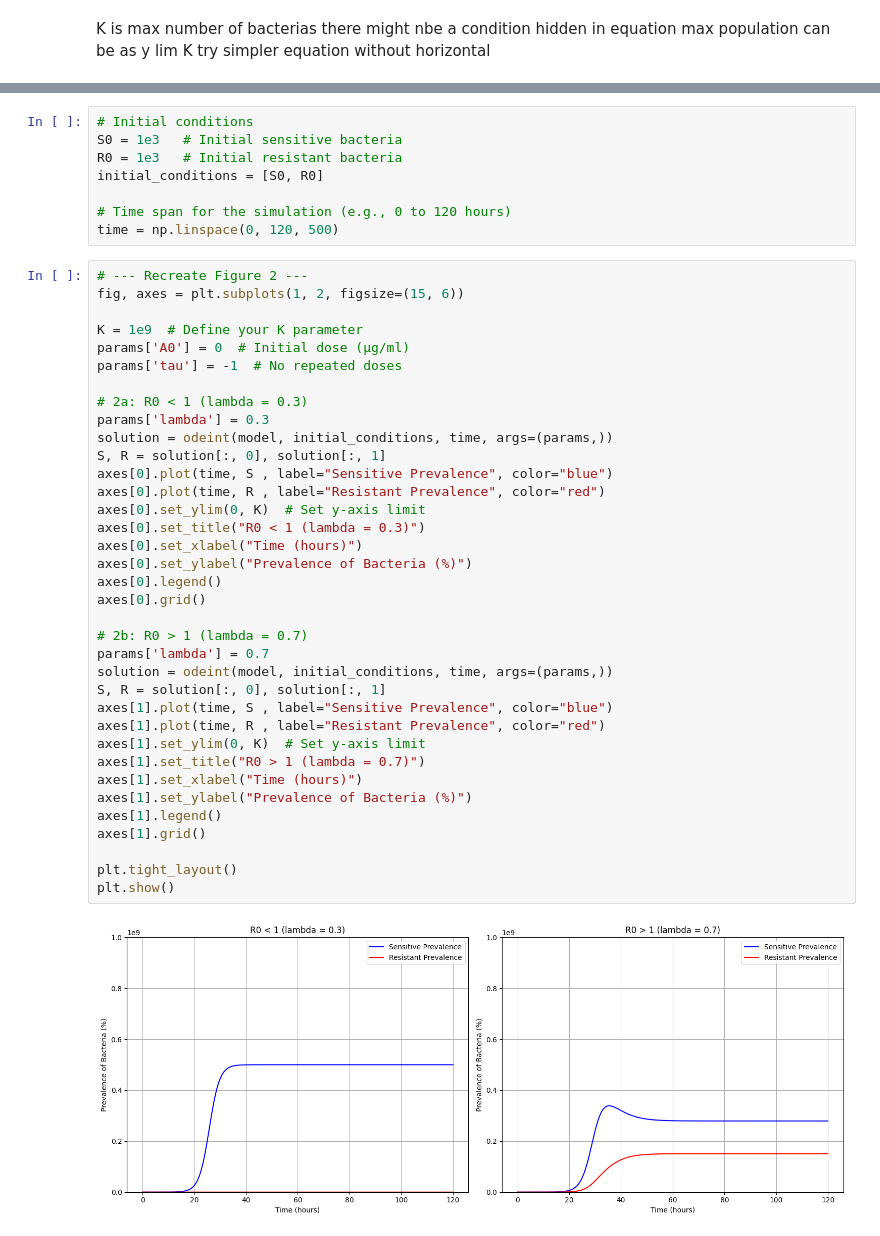
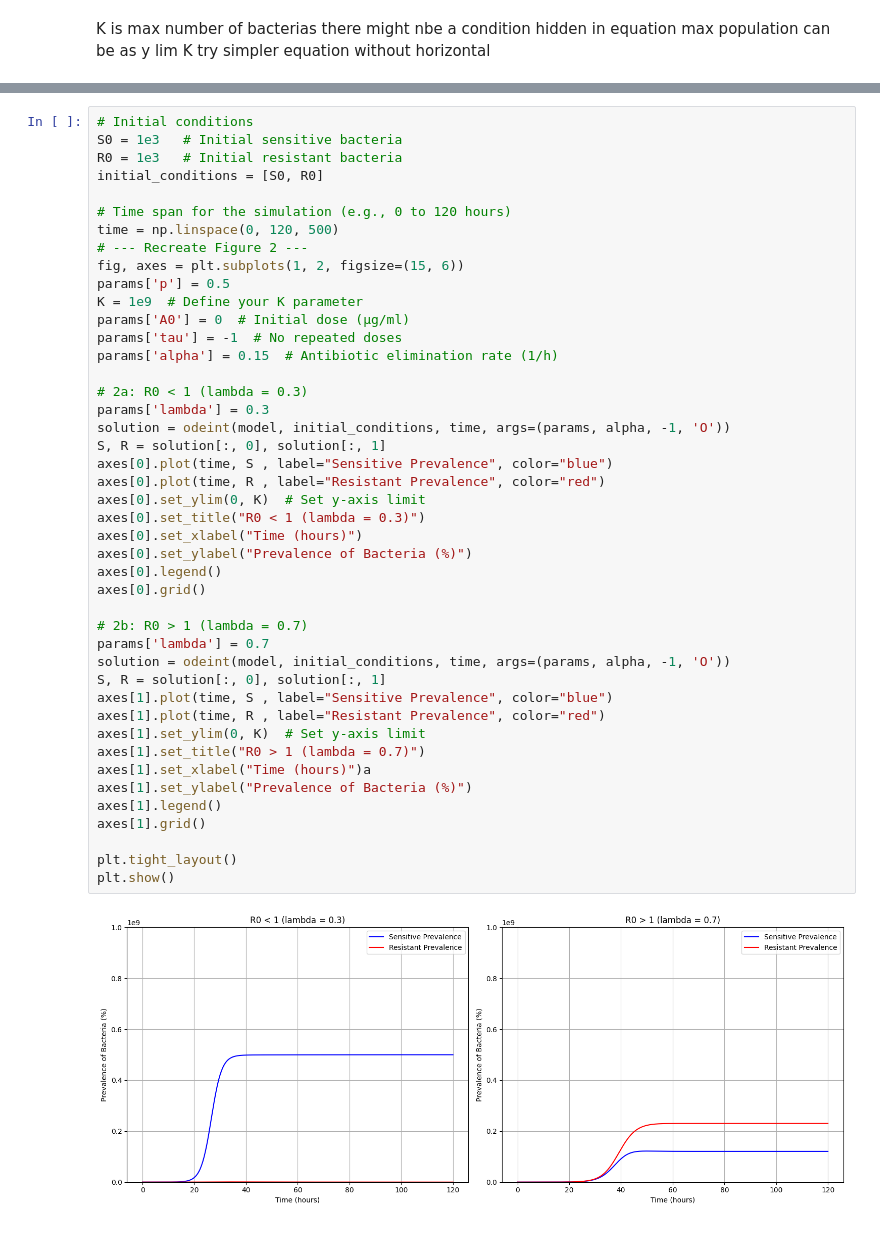
Before and after one commit to itillushka/Antibiotic-Resistance, a Jupyter notebook: antibiotic_resistance_nb.ipynb, the cells around one changed output, grey strips where cells are left out. Drawn from its saved outputs; the diff is of its cells as text.

```diff
--- a/antibiotic_resistance_nb.ipynb
+++ b/antibiotic_resistance_nb.ipynb
@@ -65,48 +154,48 @@ def model(y, t, params):
-# %%
-# Initial conditions
-S0 = 1e3   # Initial sensitive bacteria
-R0 = 1e3   # Initial resistant bacteria
-initial_conditions = [S0, R0]
-
-# Time span for the simulation (e.g., 0 to 120 hours)
-time = np.linspace(0, 120, 500)
 # %%
+# Initial conditions
+S0 = 1e3   # Initial sensitive bacteria
+R0 = 1e3   # Initial resistant bacteria
+initial_conditions = [S0, R0]
+
+# Time span for the simulation (e.g., 0 to 120 hours)
+time = np.linspace(0, 120, 500)
 # --- Recreate Figure 2 ---
 fig, axes = plt.subplots(1, 2, figsize=(15, 6))
-
+params['p'] = 0.5
 K = 1e9  # Define your K parameter
 params['A0'] = 0  # Initial dose (μg/ml)
 params['tau'] = -1  # No repeated doses
+params['alpha'] = 0.15  # Antibiotic elimination rate (1/h)
 
 # 2a: R0 < 1 (lambda = 0.3)
 params['lambda'] = 0.3
-solution = odeint(model, initial_conditions, time, args=(params,))
+solution = odeint(model, initial_conditions, time, args=(params, alpha, -1, 'O'))
 S, R = solution[:, 0], solution[:, 1]
 axes[0].plot(time, S , label="Sensitive Prevalence", color="blue")
 axes[0].plot(time, R , label="Resistant Prevalence", color="red")
 axes[0].set_ylim(0, K)  # Set y-axis limit
 axes[0].set_title("R0 < 1 (lambda = 0.3)")
 axes[0].set_xlabel("Time (hours)")
 axes[0].set_ylabel("Prevalence of Bacteria (%)")
 axes[0].legend()
 axes[0].grid()
 
 # 2b: R0 > 1 (lambda = 0.7)
 params['lambda'] = 0.7
-solution = odeint(model, initial_conditions, time, args=(params,))
+solution = odeint(model, initial_conditions, time, args=(params, alpha, -1, 'O'))
 S, R = solution[:, 0], solution[:, 1]
 axes[1].plot(time, S , label="Sensitive Prevalence", color="blue")
 axes[1].plot(time, R , label="Resistant Prevalence", color="red")
 axes[1].set_ylim(0, K)  # Set y-axis limit
 axes[1].set_title("R0 > 1 (lambda = 0.7)")
-axes[1].set_xlabel("Time (hours)")
+axes[1].set_xlabel("Time (hours)")a
 axes[1].set_ylabel("Prevalence of Bacteria (%)")
 axes[1].legend()
 axes[1].grid()
 
 plt.tight_layout()
 plt.show()
 # %% [output]
-[figure, old version]
+[figure, new version]
 # %%
 # --- Recreate Figure 4 ---
```
Also changed, not shown: parts of 3 cells of this notebook.
